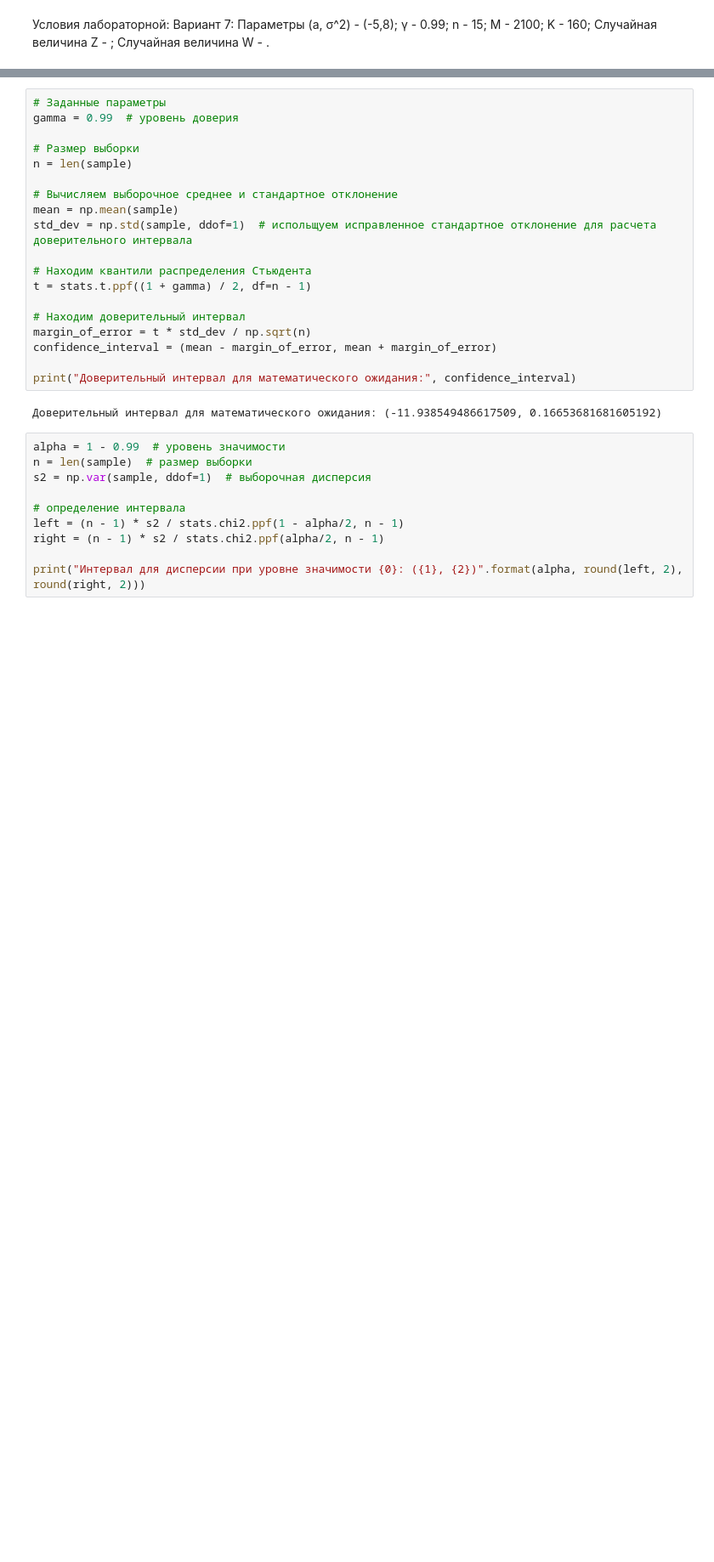
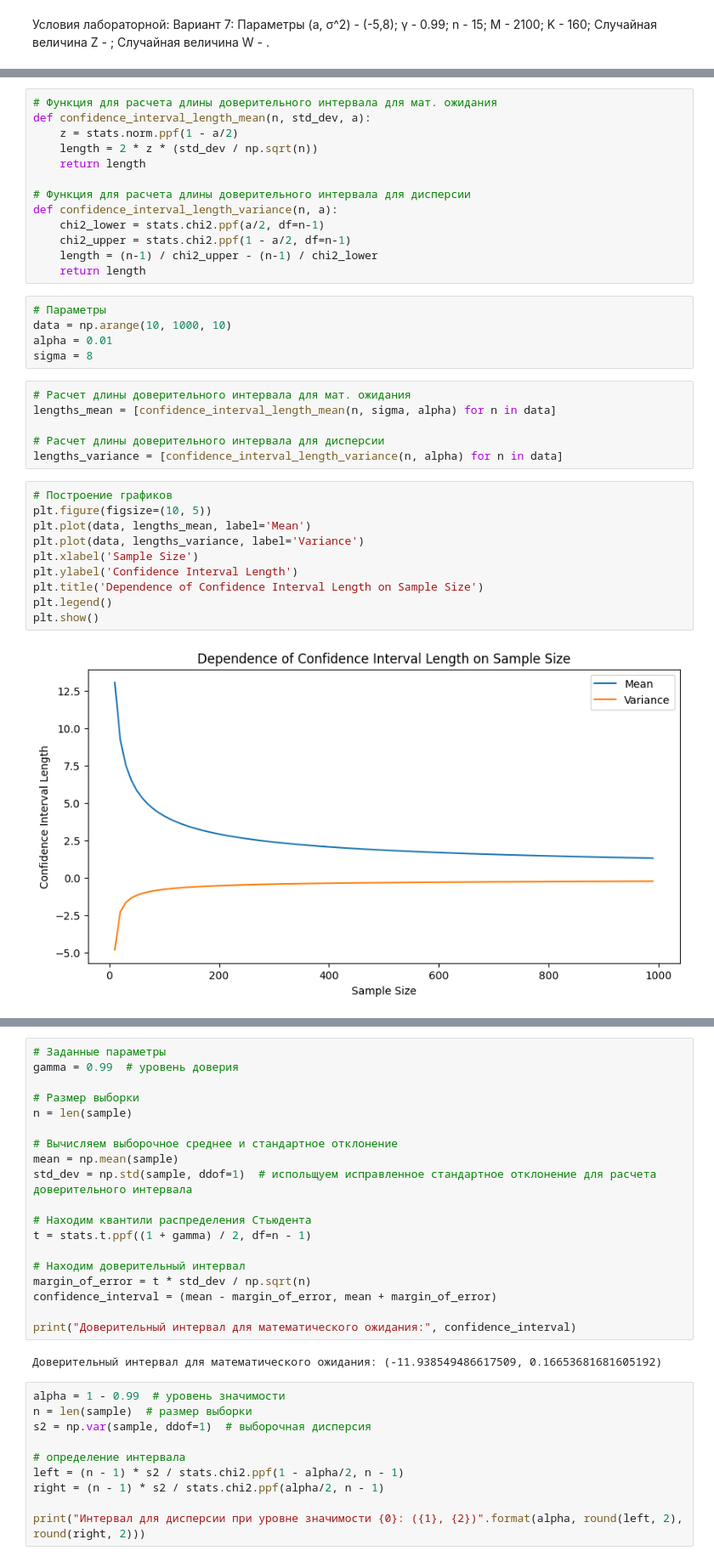
Before and after one commit to Chuck-man/MathStat, a Jupyter notebook: Lab2.ipynb, the cells around one changed output, grey strips where cells are left out. Shown: that part at 85% size. Cells and saved outputs as stored; diff of their text form; blank space fills up the shorter version.

```diff
--- a/Lab2.ipynb
+++ b/Lab2.ipynb
@@ -33,0 +97,36 @@ print("Доверительный интервал для математичес
+# %%
+# Функция для расчета длины доверительного интервала для мат. ожидания
+def confidence_interval_length_mean(n, std_dev, a):
+    z = stats.norm.ppf(1 - a/2)
+    length = 2 * z * (std_dev / np.sqrt(n))
+    return length
+
+# Функция для расчета длины доверительного интервала для дисперсии
+def confidence_interval_length_variance(n, a):
+    chi2_lower = stats.chi2.ppf(a/2, df=n-1)
+    chi2_upper = stats.chi2.ppf(1 - a/2, df=n-1)
+    length = (n-1) / chi2_upper - (n-1) / chi2_lower
+    return length
+# %%
+# Параметры
+data = np.arange(10, 1000, 10)
+alpha = 0.01
+sigma = 8
+# %%
+# Расчет длины доверительного интервала для мат. ожидания
+lengths_mean = [confidence_interval_length_mean(n, sigma, alpha) for n in data]
+
+# Расчет длины доверительного интервала для дисперсии
+lengths_variance = [confidence_interval_length_variance(n, alpha) for n in data]
+# %%
+# Построение графиков
+plt.figure(figsize=(10, 5))
+plt.plot(data, lengths_mean, label='Mean')
+plt.plot(data, lengths_variance, label='Variance')
+plt.xlabel('Sample Size')
+plt.ylabel('Confidence Interval Length')
+plt.title('Dependence of Confidence Interval Length on Sample Size')
+plt.legend()
+plt.show()
+# %% [output]
+[figure, added]
```
Also changed, not shown: parts of 16 cells of this notebook, 14 other files.
